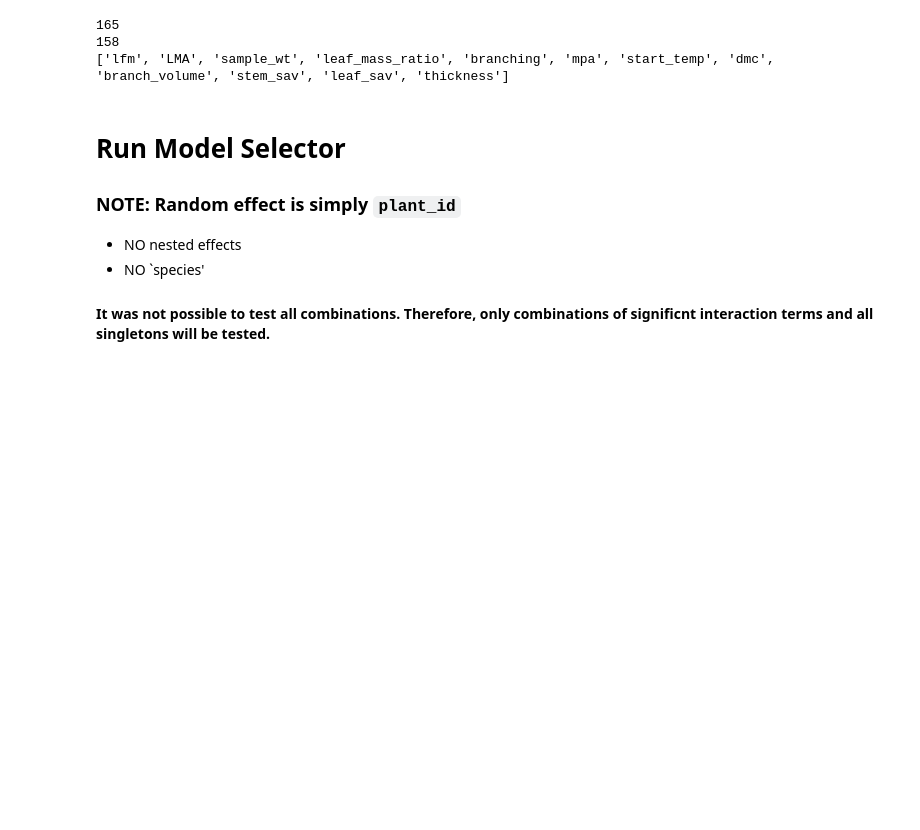
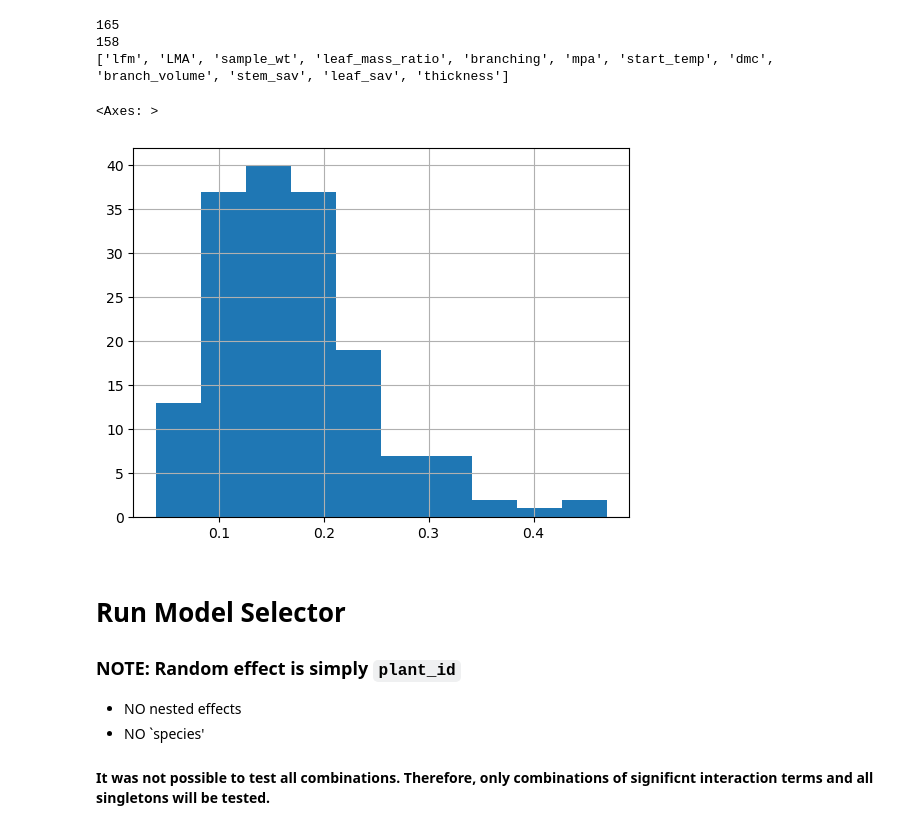
Before and after one commit to celebrezze/lab-flammability-testing-2022, a Jupyter notebook: scripts/python_scripts/reg_AIC_multInteraction.ipynb, the cells around one changed output. Drawn from its saved outputs; the diff is of its cells as text; code cells hidden in the pictures; blank space fills up the shorter version.

```diff
--- a/scripts/python_scripts/reg_AIC_multInteraction.ipynb
+++ b/scripts/python_scripts/reg_AIC_multInteraction.ipynb
@@ -103,6 +103,11 @@ print(cols_use)
 165
 158
 ['lfm', 'LMA', 'sample_wt', 'leaf_mass_ratio', 'branching', 'mpa', 'start_temp', 'dmc', 'branch_volume', 'stem_sav', 'leaf_sav', 'thickness']
+# %%
+flamog.mpa.hist()
+# %% [output]
+<Axes: >
+[figure, added]
 # %% [markdown]
 # Run Model Selector
 
```
Also changed, not shown: parts of 7 cells of this notebook, 7 other files.
